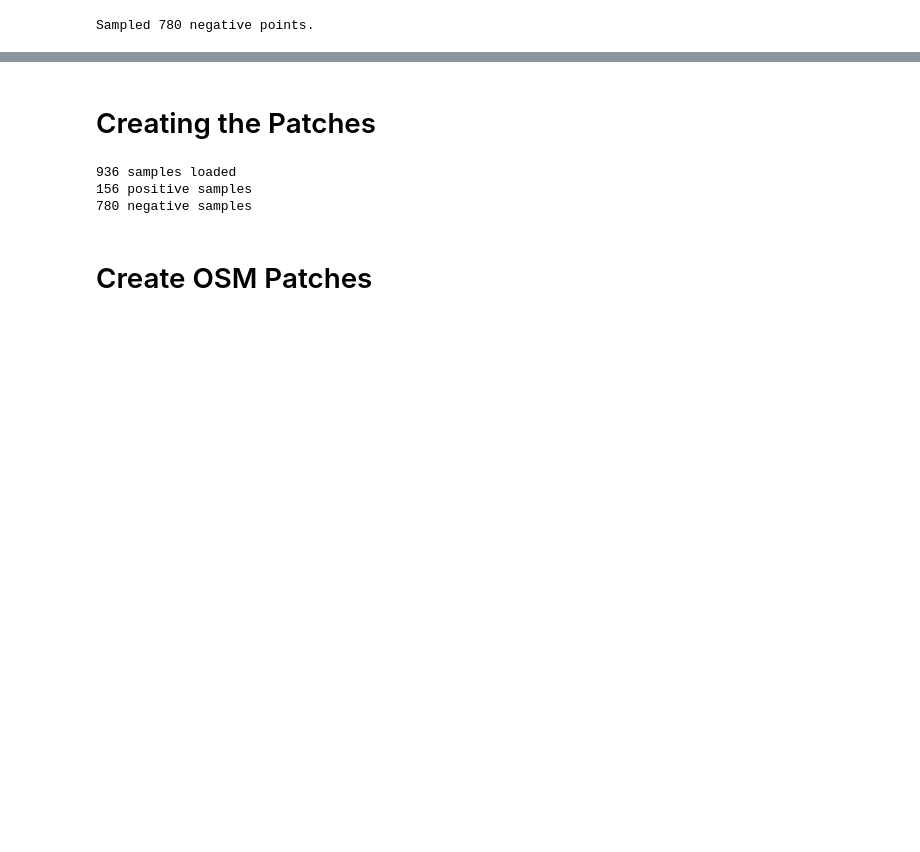
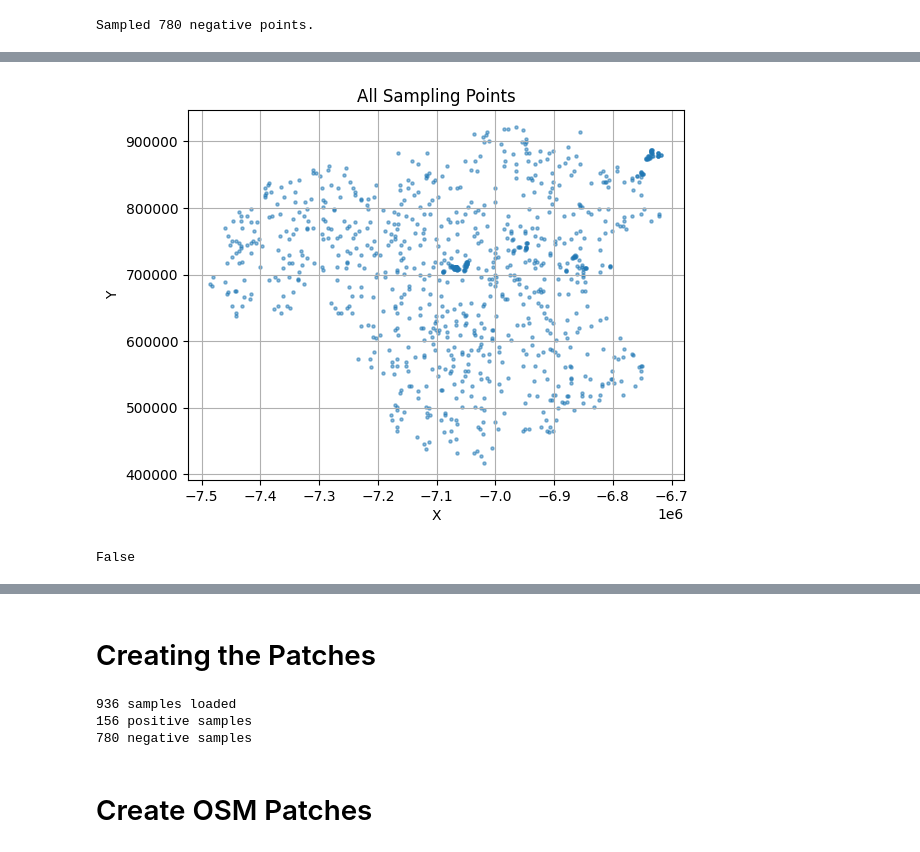
Before and after one commit to selmadissing/ASGM-Detector, a Jupyter notebook: gee/get_training_data_random_negatives.ipynb, the cells around one changed output, grey strips where cells are left out. Drawn from its saved outputs; the diff is of its cells as text; code cells hidden in the pictures; blank space fills up the shorter version.

Commit message:
New training files + logbook

```diff
--- a/gee/get_training_data_random_negatives.ipynb
+++ b/gee/get_training_data_random_negatives.ipynb
@@ -84,0 +102,19 @@ plt.show()
+# %%
+import matplotlib.pyplot as plt
+
+import pandas as pd
+
+positive_points = positive_points.to_crs(epsg=3857)
+negative_points = negative_points.to_crs(epsg=3857)
+
+all_points = pd.concat([positive_points, negative_points], ignore_index=True)
+all_coords = np.array([[geom.x, geom.y] for geom in all_points.geometry])
+
+plt.scatter(all_coords[:, 0], all_coords[:, 1], s=5, alpha=0.5)
+plt.title("All Sampling Points")
+plt.xlabel("X")
+plt.ylabel("Y")
+plt.grid(True)
+plt.show()
+# %% [output]
+[figure, added]
@@ -84,0 +153,5 @@ plt.show()
+# %%
+len(train_idx_base) == 0
+len(val_idx_base) == 0
+# %% [output]
+False
```
Also changed, not shown: parts of 13 cells of this notebook, 5 other files.
